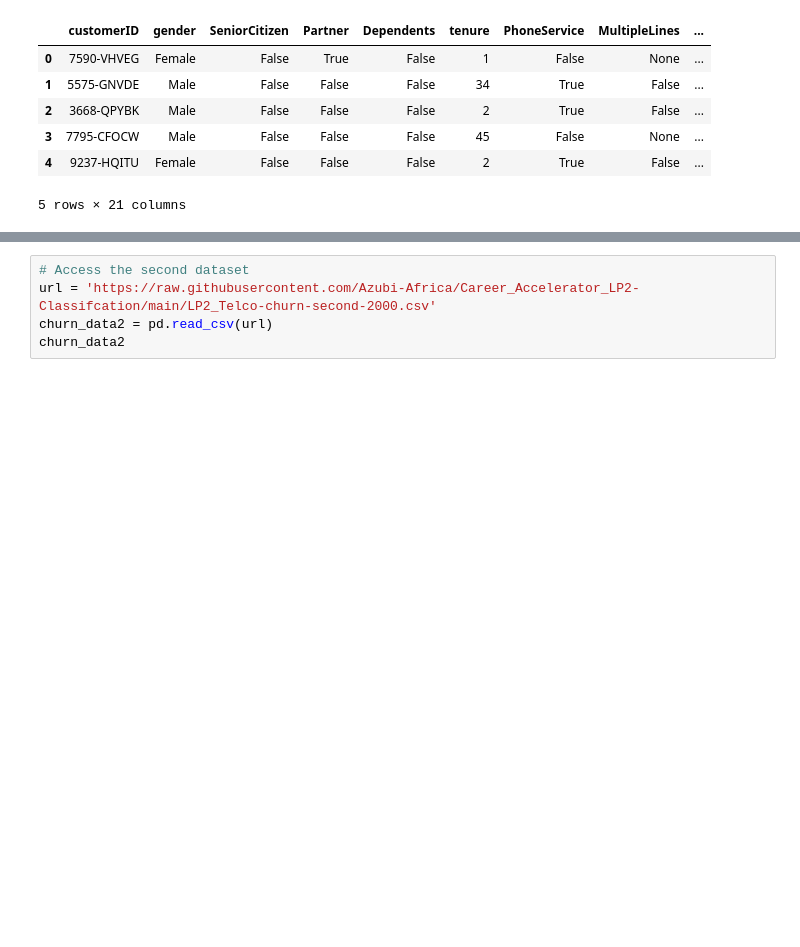
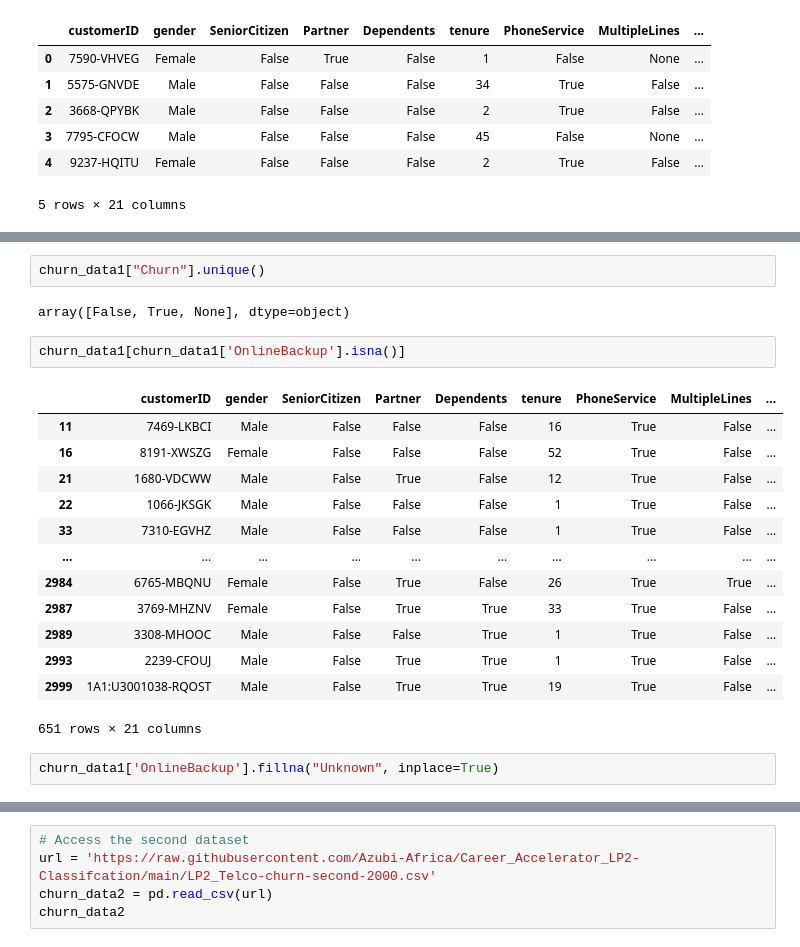
Before and after one commit to mabrony/Churn-analysis, a Jupyter notebook: churn.ipynb, the cells around one changed output, grey strips where cells are left out. Saved outputs shown, nothing was run; the diff lists cells and outputs as text; blank space fills up the shorter version.

Commit message:
fill missing values in online backup

```diff
--- a/churn.ipynb
+++ b/churn.ipynb
@@ -38,0 +59,22 @@ churn_data1.head()
+# %%
+churn_data1["Churn"].unique()
+# %% [output]
+array([False, True, None], dtype=object)
+# %%
+churn_data1[churn_data1['OnlineBackup'].isna()]
+# %% [output]
+|  | customerID | gender | SeniorCitizen | Partner | Dependents | tenure | PhoneService | MultipleLines | ... |
+| 11 | 7469-LKBCI | Male | False | False | False | 16 | True | False | ... |
+| 16 | 8191-XWSZG | Female | False | False | False | 52 | True | False | ... |
+| 21 | 1680-VDCWW | Male | False | True | False | 12 | True | False | ... |
+| 22 | 1066-JKSGK | Male | False | False | False | 1 | True | False | ... |
+| 33 | 7310-EGVHZ | Male | False | False | False | 1 | True | False | ... |
+| ... | ... | ... | ... | ... | ... | ... | ... | ... | ... |
+| 2984 | 6765-MBQNU | Female | False | True | False | 26 | True | True | ... |
+| 2987 | 3769-MHZNV | Female | False | True | True | 33 | True | False | ... |
+| 2989 | 3308-MHOOC | Male | False | False | True | 1 | True | False | ... |
+| 2993 | 2239-CFOUJ | Male | False | True | True | 1 | True | False | ... |
+| 2999 | 1A1:U3001038-RQOST | Male | False | True | True | 19 | True | False | ... |
+651 rows × 21 columns
+# %%
+churn_data1['OnlineBackup'].fillna("Unknown", inplace=True)
```
Also changed, not shown: parts of 3 cells of this notebook.
